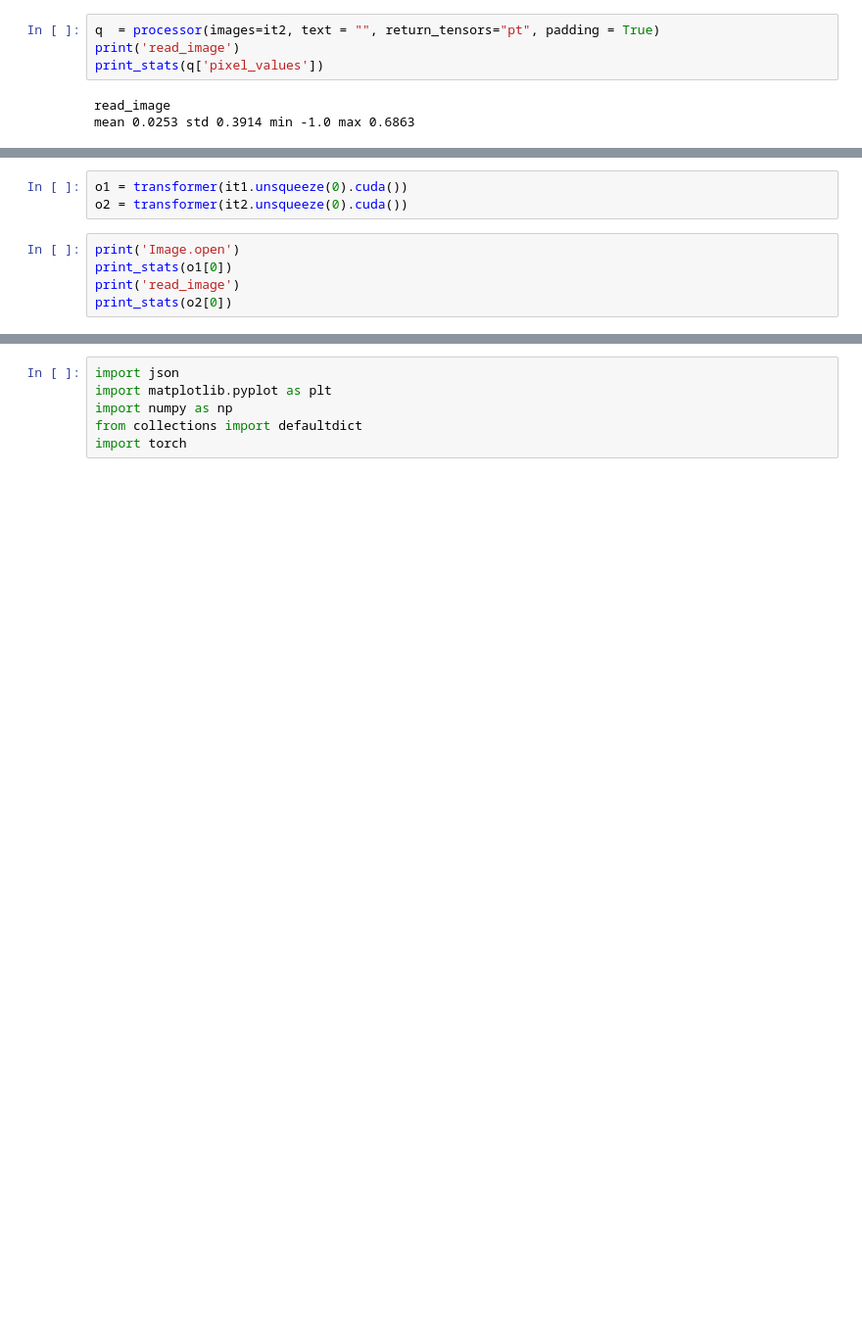
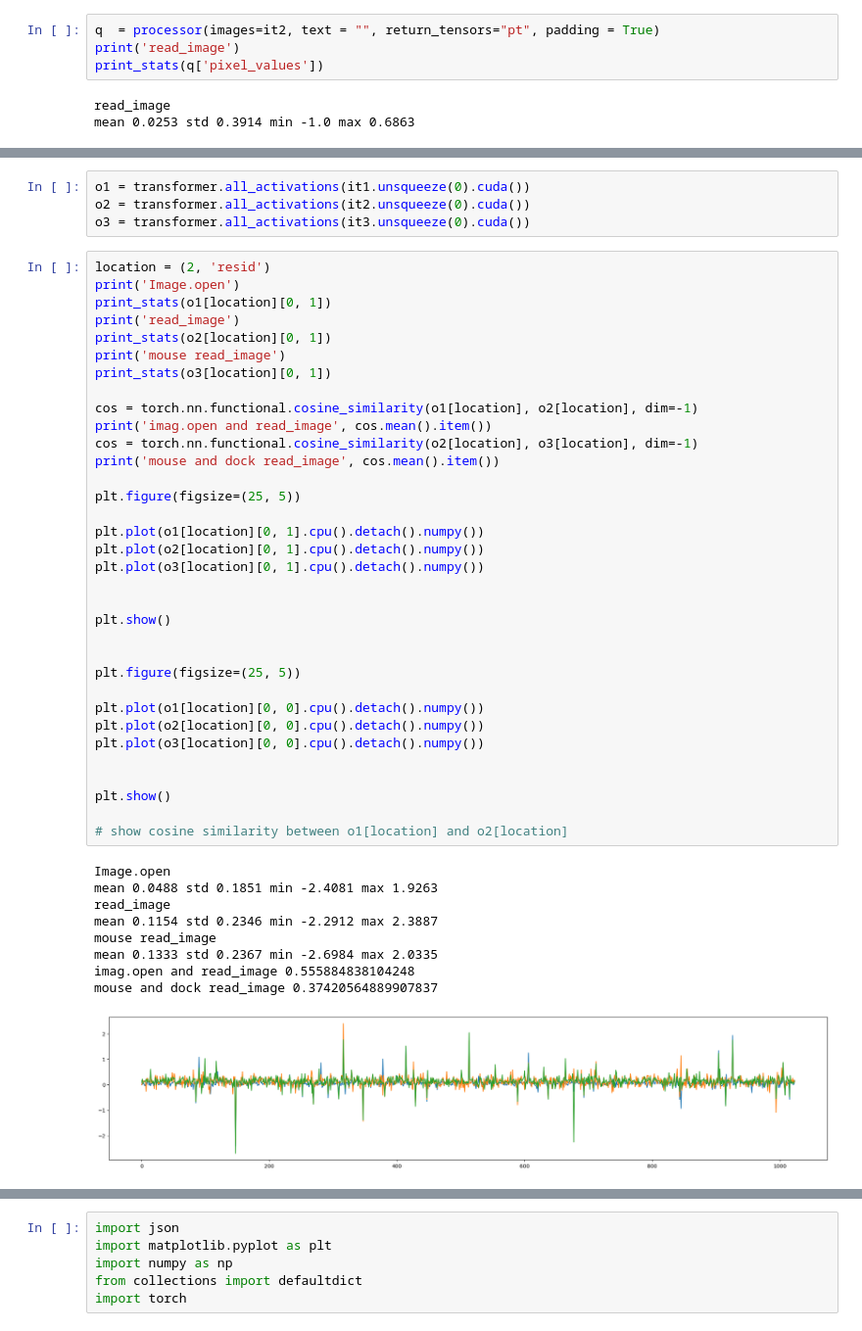
Before and after one commit to Lewington-pitsos/vitsae, a Jupyter notebook: scripts/pad.ipynb, the cells around one changed output, grey strips where cells are left out. Shown at 98% size. Drawn from its saved outputs; the diff is of its cells as text; blank space fills up the shorter version.

```diff
--- a/scripts/pad.ipynb
+++ b/scripts/pad.ipynb
@@ -67,8 +85,48 @@ transformer = SpecifiedHookedViT(hook_locations, model_name, device='cuda')
 # %%
-o1 = transformer(it1.unsqueeze(0).cuda())
-o2 = transformer(it2.unsqueeze(0).cuda())
+o1 = transformer.all_activations(it1.unsqueeze(0).cuda())
+o2 = transformer.all_activations(it2.unsqueeze(0).cuda())
+o3 = transformer.all_activations(it3.unsqueeze(0).cuda())
-# %%
-print('Image.open')
-print_stats(o1[0])
-print('read_image')
-print_stats(o2[0])
+# %%
+location = (2, 'resid')
+print('Image.open')
+print_stats(o1[location][0, 1])
+print('read_image')
+print_stats(o2[location][0, 1])
+print('mouse read_image')
+print_stats(o3[location][0, 1])
+
+cos = torch.nn.functional.cosine_similarity(o1[location], o2[location], dim=-1)
+print('imag.open and read_image', cos.mean().item())
+cos = torch.nn.functional.cosine_similarity(o2[location], o3[location], dim=-1)
+print('mouse and dock read_image', cos.mean().item())
+
+plt.figure(figsize=(25, 5))
+
+plt.plot(o1[location][0, 1].cpu().detach().numpy())
+plt.plot(o2[location][0, 1].cpu().detach().numpy())
+plt.plot(o3[location][0, 1].cpu().detach().numpy())
+
+
+plt.show()
+
+
+plt.figure(figsize=(25, 5))
+
+plt.plot(o1[location][0, 0].cpu().detach().numpy())
+plt.plot(o2[location][0, 0].cpu().detach().numpy())
+plt.plot(o3[location][0, 0].cpu().detach().numpy())
+
+
+plt.show()
+
+# show cosine similarity between o1[location] and o2[location]
+# %% [output]
+Image.open
+mean 0.0488 std 0.1851 min -2.4081 max 1.9263
+read_image
+mean 0.1154 std 0.2346 min -2.2912 max 2.3887
+mouse read_image
+mean 0.1333 std 0.2367 min -2.6984 max 2.0335
+imag.open and read_image 0.555884838104248
+mouse and dock read_image 0.37420564889907837
+[figure, added]
```
Also changed, not shown: parts of 9 cells of this notebook, 6 other files.
